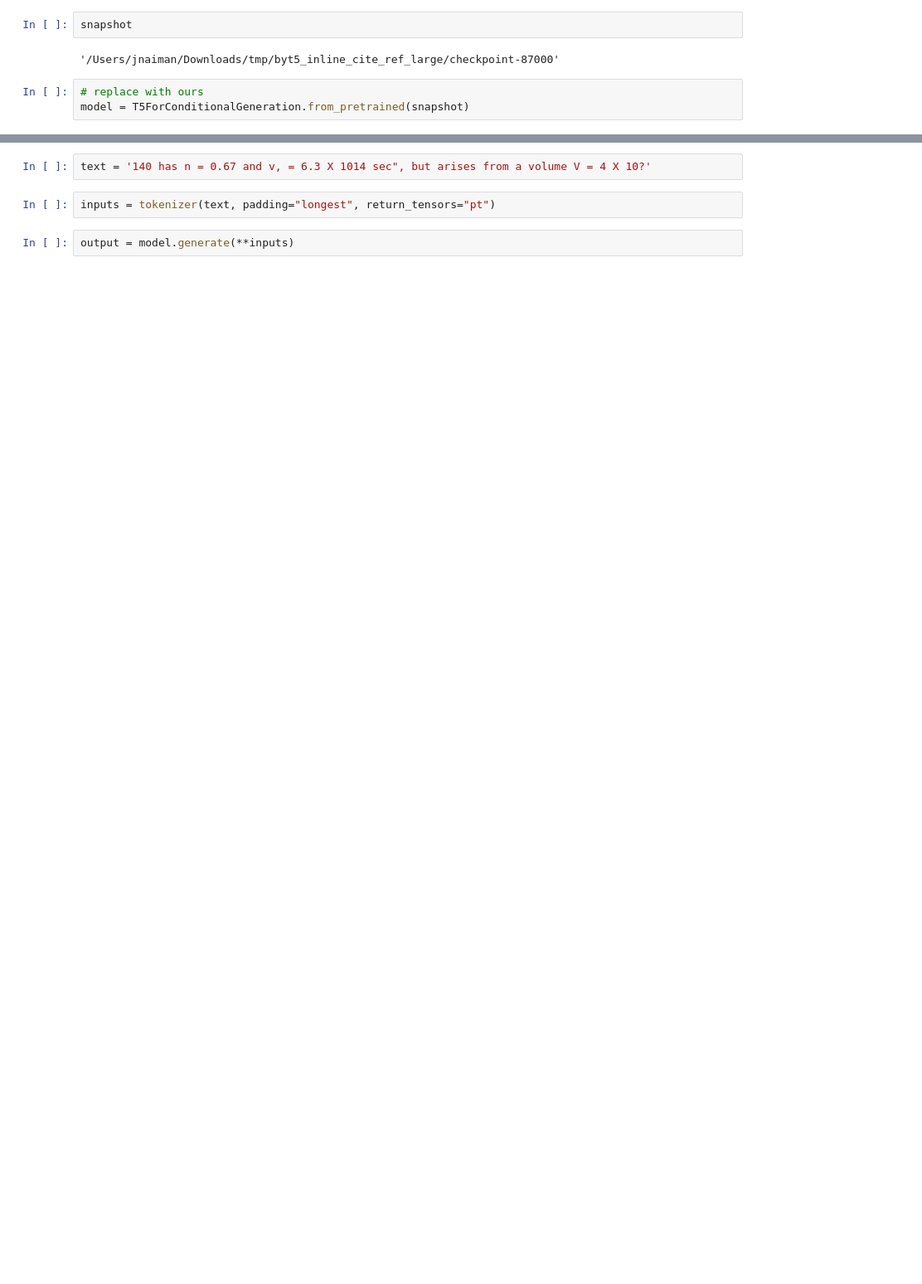
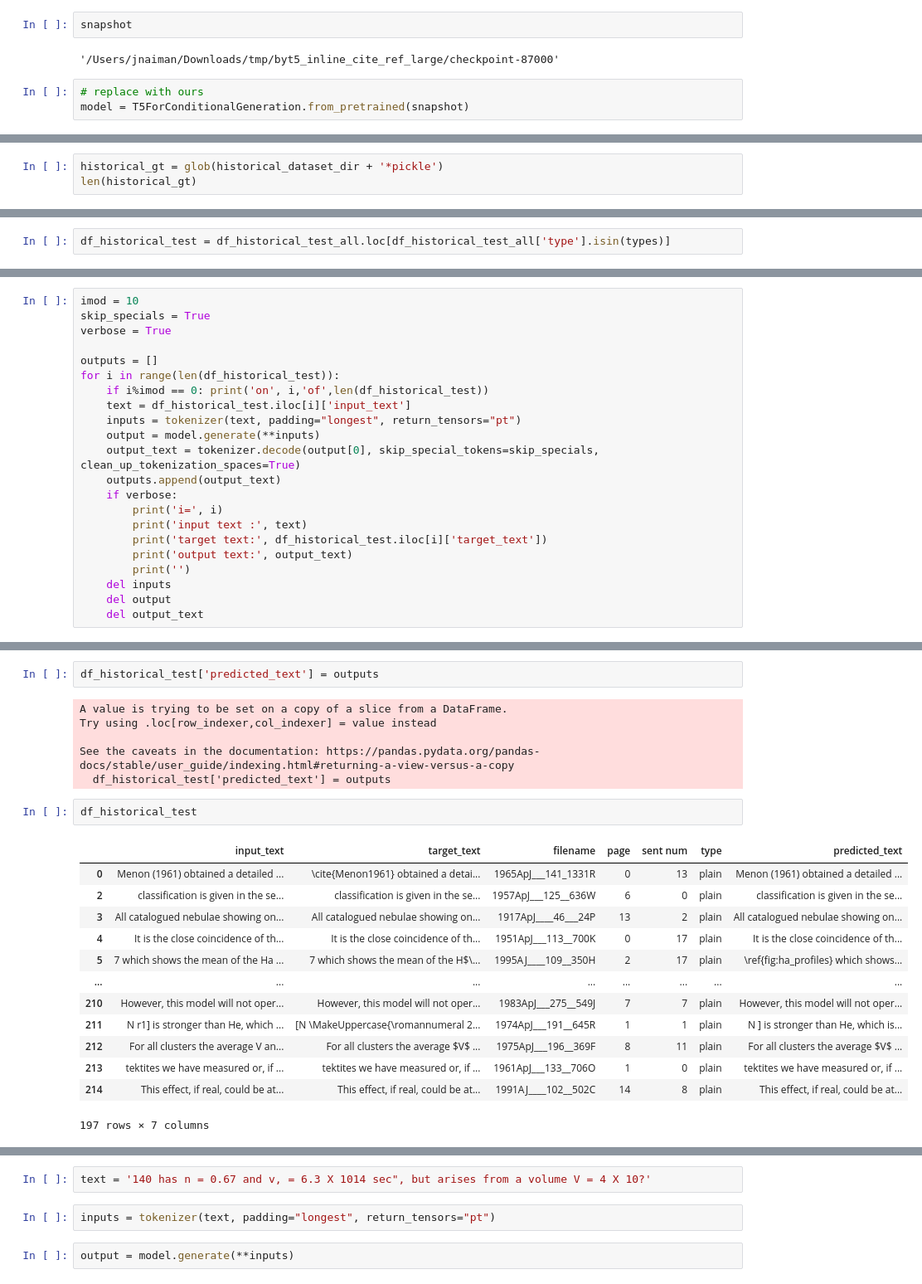
Before and after one commit to ReadingTimeMachine/ocr_post_correction, a Jupyter notebook: byt5/inference_byte5_historical.ipynb, the cells around one changed output, grey strips where cells are left out. Shown at 83% size. Cells and saved outputs as stored; diff of their text form; blank space fills up the shorter version.

Commit message:
about to clean

```diff
--- a/byt5/inference_byte5_historical.ipynb
+++ b/byt5/inference_byte5_historical.ipynb
@@ -40,0 +58,3 @@ model = T5ForConditionalGeneration.from_pretrained(snapshot)
+# %%
+historical_gt = glob(historical_dataset_dir + '*pickle')
+len(historical_gt)
@@ -40,0 +84,2 @@ model = T5ForConditionalGeneration.from_pretrained(snapshot)
+# %%
+df_historical_test = df_historical_test_all.loc[df_historical_test_all['type'].isin(types)]
@@ -40,0 +97,22 @@ model = T5ForConditionalGeneration.from_pretrained(snapshot)
+# %%
+imod = 10
+skip_specials = True
+verbose = True
+
+outputs = []
+for i in range(len(df_historical_test)):
+    if i%imod == 0: print('on', i,'of',len(df_historical_test))
+    text = df_historical_test.iloc[i]['input_text']
+    inputs = tokenizer(text, padding="longest", return_tensors="pt")
+    output = model.generate(**inputs)
+    output_text = tokenizer.decode(output[0], skip_special_tokens=skip_specials, clean_up_tokenization_spaces=True)
+    outputs.append(output_text)
+    if verbose:
+        print('i=', i)
+        print('input text :', text)
+        print('target text:', df_historical_test.iloc[i]['target_text'])
+        print('output text:', output_text)
+        print('')
+    del inputs
+    del output
+    del output_text
@@ -40,0 +138,24 @@ model = T5ForConditionalGeneration.from_pretrained(snapshot)
+# %%
+df_historical_test['predicted_text'] = outputs
+# %% [output]
+A value is trying to be set on a copy of a slice from a DataFrame.
+Try using .loc[row_indexer,col_indexer] = value instead
+
+See the caveats in the documentation: https://pandas.pydata.org/pandas-docs/stable/user_guide/indexing.html#returning-a-view-versus-a-copy
+  df_historical_test['predicted_text'] = outputs
+# %%
+df_historical_test
+# %% [output]
+|  | input_text | target_text | filename | page | sent num | type | predicted_text |
+| 0 | Menon (1961) obtained a detailed ... | \cite{Menon1961} obtained a detai... | 1965ApJ___141_1331R | 0 | 13 | plain | Menon (1961) obtained a detailed ... |
+| 2 | classification is given in the se... | classification is given in the se... | 1957ApJ___125__636W | 6 | 0 | plain | classification is given in the se... |
+| 3 | All catalogued nebulae showing on... | All catalogued nebulae showing on... | 1917ApJ____46___24P | 13 | 2 | plain | All catalogued nebulae showing on... |
+| 4 | It is the close coincidence of th... | It is the close coincidence of th... | 1951ApJ___113__700K | 0 | 17 | plain | It is the close coincidence of th... |
+| 5 | 7 which shows the mean of the Ha ... | 7 which shows the mean of the H$\... | 1995AJ____109__350H | 2 | 17 | plain | \ref{fig:ha_profiles} which shows... |
+| ... | ... | ... | ... | ... | ... | ... | ... |
+| 210 | However, this model will not oper... | However, this model will not oper... | 1983ApJ___275__549J | 7 | 7 | plain | However, this model will not oper... |
+| 211 | N r1] is stronger than He, which ... | [N \MakeUppercase{\romannumeral 2... | 1974ApJ___191__645R | 1 | 1 | plain | N ] is stronger than He, which is... |
+| 212 | For all clusters the average V an... | For all clusters the average $V$ ... | 1975ApJ___196__369F | 8 | 11 | plain | For all clusters the average $V$ ... |
+| 213 | tektites we have measured or, if ... | tektites we have measured or, if ... | 1961ApJ___133__706O | 1 | 0 | plain | tektites we have measured or, if ... |
+| 214 | This effect, if real, could be at... | This effect, if real, could be at... | 1991AJ____102__502C | 14 | 8 | plain | This effect, if real, could be at... |
+197 rows × 7 columns
```
Also changed, not shown: parts of 11 cells of this notebook, 2 other files.
